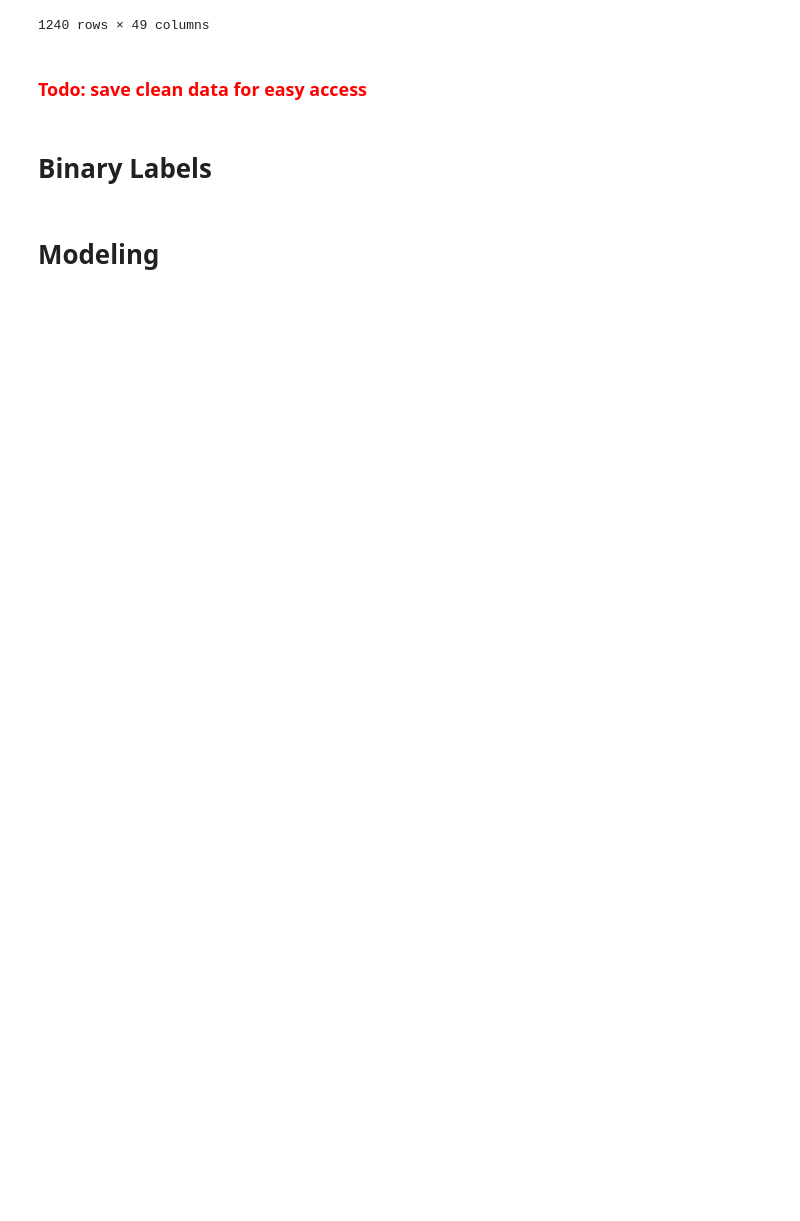
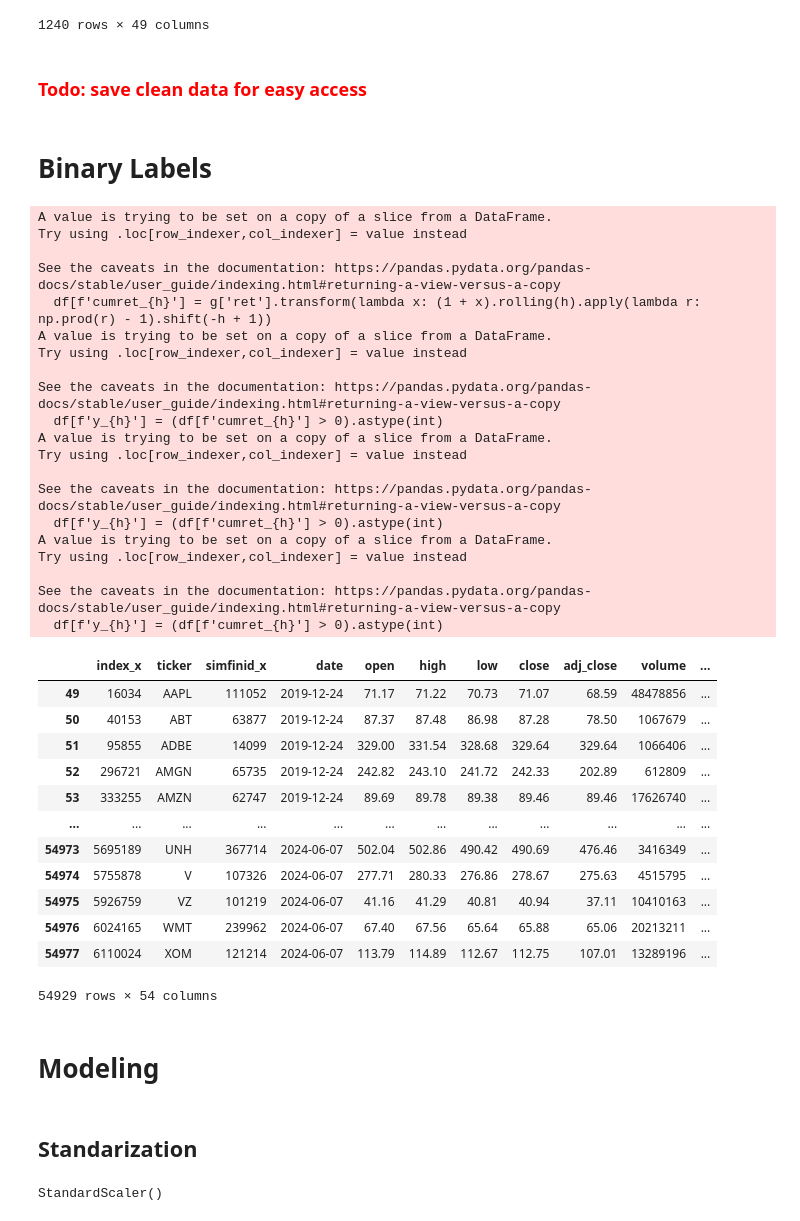
Before and after one commit to RipaltaOriol/ML-Stock-Predictor, a Jupyter notebook: devnotebook.ipynb, the cells around one changed output. Cells and saved outputs as stored; diff of their text form; code cells hidden in the pictures; blank space fills up the shorter version.

```diff
--- a/devnotebook.ipynb
+++ b/devnotebook.ipynb
@@ -96,6 +127,56 @@ rt
 <h3 style="color:red">Todo: save clean data for easy access</h3>
 # %% [markdown]
 # Binary Labels
+# %%
+# NOTE: in here we are deleting observation which might be a problem
+
+labels = [1, 20, 60]
+
+g = df.groupby('ticker')
+
+for h in labels:
+    df[f'cumret_{h}'] = g['ret'].transform(lambda x: (1 + x).rolling(h).apply(lambda r: np.prod(r) - 1).shift(-h + 1))
+
+df = df.dropna(subset=[f'cumret_{h}' for h in labels])
+
+for h in labels:
+    df[f'y_{h}'] = (df[f'cumret_{h}'] > 0).astype(int)
+
+df
+# %% [output]
+A value is trying to be set on a copy of a slice from a DataFrame.
+Try using .loc[row_indexer,col_indexer] = value instead
+
+See the caveats in the documentation: https://pandas.pydata.org/pandas-docs/stable/user_guide/indexing.html#returning-a-view-versus-a-copy
+  df[f'cumret_{h}'] = g['ret'].transform(lambda x: (1 + x).rolling(h).apply(lambda r: np.prod(r) - 1).shift(-h + 1))
+A value is trying to be set on a copy of a slice from a DataFrame.
+Try using .loc[row_indexer,col_indexer] = value instead
+
+See the caveats in the documentation: https://pandas.pydata.org/pandas-docs/stable/user_guide/indexing.html#returning-a-view-versus-a-copy
+  df[f'y_{h}'] = (df[f'cumret_{h}'] > 0).astype(int)
+A value is trying to be set on a copy of a slice from a DataFrame.
+Try using .loc[row_indexer,col_indexer] = value instead
+
+See the caveats in the documentation: https://pandas.pydata.org/pandas-docs/stable/user_guide/indexing.html#returning-a-view-versus-a-copy
+  df[f'y_{h}'] = (df[f'cumret_{h}'] > 0).astype(int)
+A value is trying to be set on a copy of a slice from a DataFrame.
+Try using .loc[row_indexer,col_indexer] = value instead
+
+See the caveats in the documentation: https://pandas.pydata.org/pandas-docs/stable/user_guide/indexing.html#returning-a-view-versus-a-copy
+  df[f'y_{h}'] = (df[f'cumret_{h}'] > 0).astype(int)
+|  | index_x | ticker | simfinid_x | date | open | high | low | close | adj_close | volume | ... |
+| 49 | 16034 | AAPL | 111052 | 2019-12-24 | 71.17 | 71.22 | 70.73 | 71.07 | 68.59 | 48478856 | ... |
+| 50 | 40153 | ABT | 63877 | 2019-12-24 | 87.37 | 87.48 | 86.98 | 87.28 | 78.50 | 1067679 | ... |
+| 51 | 95855 | ADBE | 14099 | 2019-12-24 | 329.00 | 331.54 | 328.68 | 329.64 | 329.64 | 1066406 | ... |
+| 52 | 296721 | AMGN | 65735 | 2019-12-24 | 242.82 | 243.10 | 241.72 | 242.33 | 202.89 | 612809 | ... |
+| 53 | 333255 | AMZN | 62747 | 2019-12-24 | 89.69 | 89.78 | 89.38 | 89.46 | 89.46 | 17626740 | ... |
+| ... | ... | ... | ... | ... | ... | ... | ... | ... | ... | ... | ... |
+| 54973 | 5695189 | UNH | 367714 | 2024-06-07 | 502.04 | 502.86 | 490.42 | 490.69 | 476.46 | 3416349 | ... |
+| 54974 | 5755878 | V | 107326 | 2024-06-07 | 277.71 | 280.33 | 276.86 | 278.67 | 275.63 | 4515795 | ... |
+| 54975 | 5926759 | VZ | 101219 | 2024-06-07 | 41.16 | 41.29 | 40.81 | 40.94 | 37.11 | 10410163 | ... |
+| 54976 | 6024165 | WMT | 239962 | 2024-06-07 | 67.40 | 67.56 | 65.64 | 65.88 | 65.06 | 20213211 | ... |
+| 54977 | 6110024 | XOM | 121214 | 2024-06-07 | 113.79 | 114.89 | 112.67 | 112.75 | 107.01 | 13289196 | ... |
+54929 rows × 54 columns
 # %% [markdown]
 # Modeling
 # %%
@@ -105,0 +192,11 @@ val = "2017-12-31"
+# %% [markdown]
+## Standarization
+# %%
+X_train = train[fund_eng]
+X_val = val[fund_eng]
+X_test = test[fund_eng]
+
+scaler = StandardScaler()
+scaler.fit(X_train)
+# %% [output]
+StandardScaler()
```
Also changed, not shown: parts of 9 cells of this notebook.
